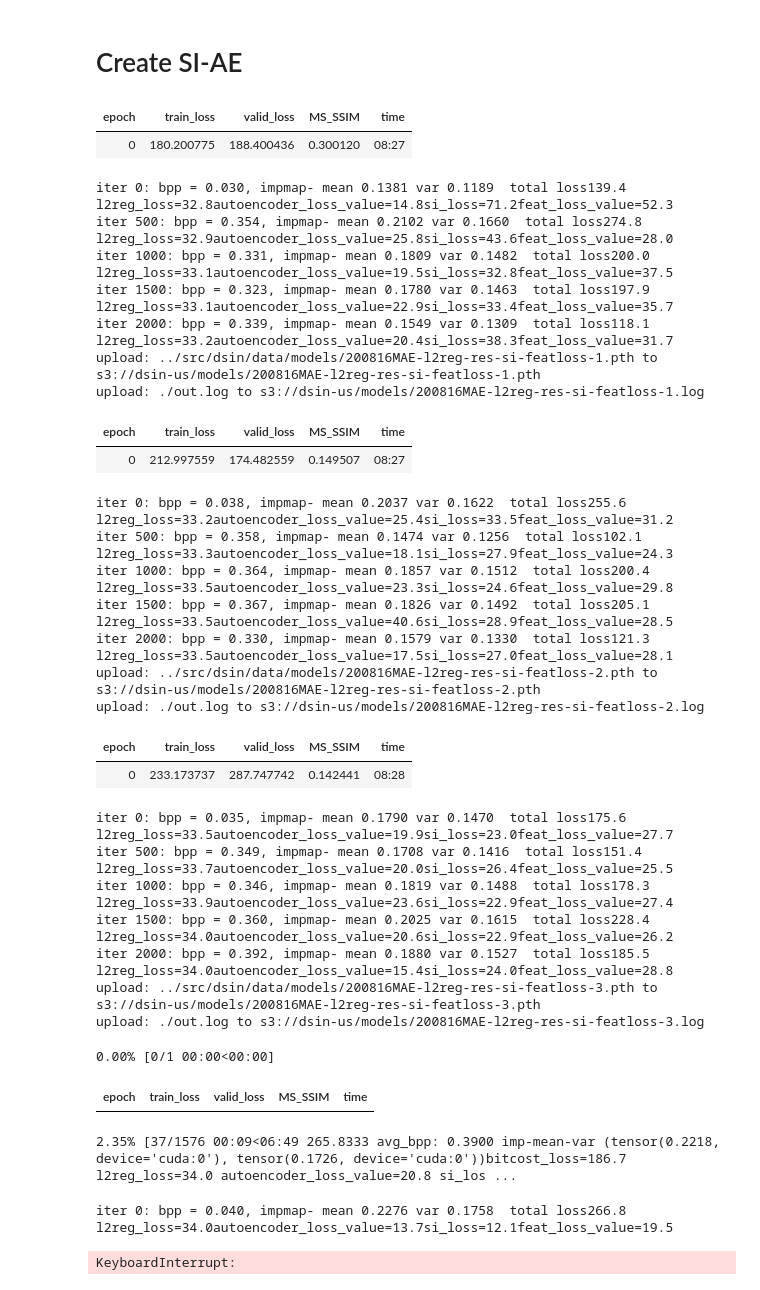
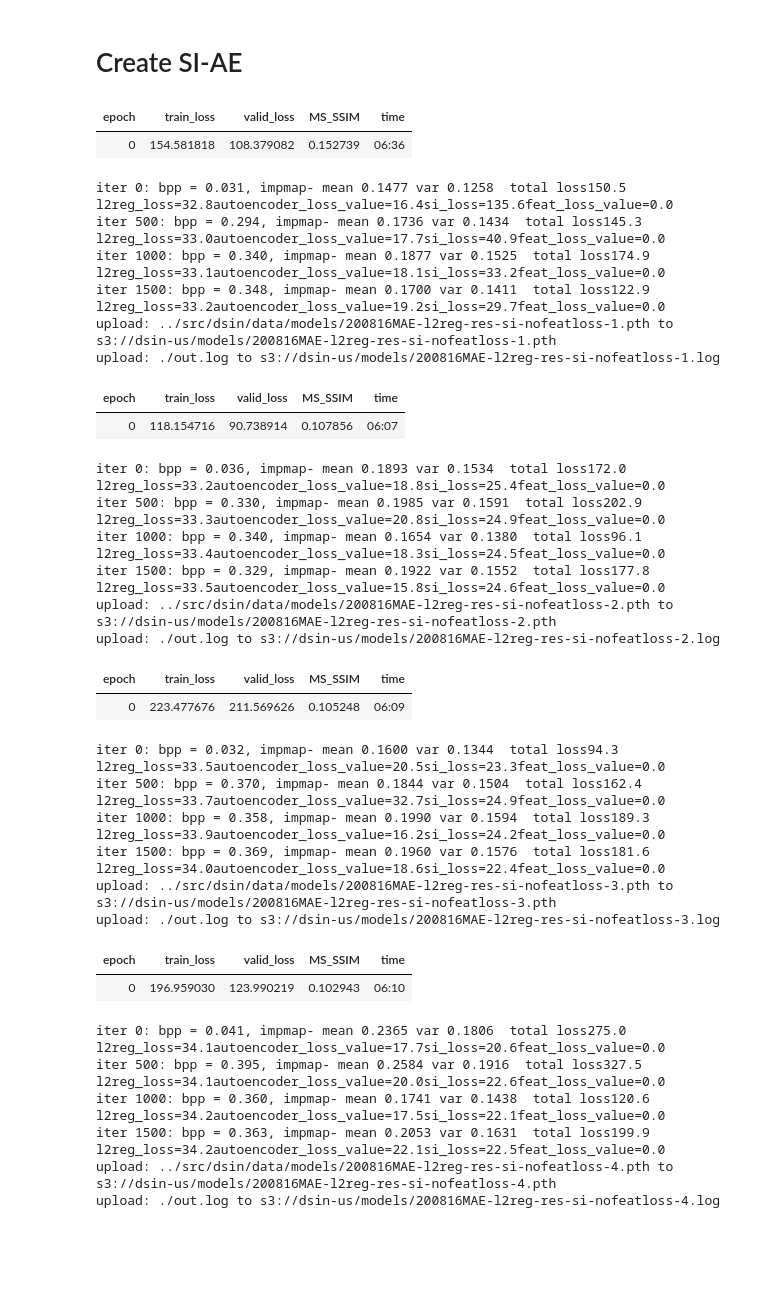
Before and after one commit to barakbeilin/tDSIN, a Jupyter notebook: tutorials/aws_trainer_15082020_train_si_sep_mae_featloss.ipynb, the cells around one changed output. Cells and saved outputs as stored; diff of their text form; code cells hidden in the pictures; blank space fills up the shorter version.

```diff
--- a/tutorials/aws_trainer_15082020_train_si_sep_mae_featloss.ipynb
+++ b/tutorials/aws_trainer_15082020_train_si_sep_mae_featloss.ipynb
@@ -103,7 +103,7 @@ class ParameterRunningAverageMetricCallback(Callback):
             msg = f"bitcost_loss={self.loss_man.bit_cost_loss_value:.1f} "
             msg += f"l2reg_loss={self.loss_man.l2_reg_loss:.1f} "
             msg += f"autoencoder_loss_value={ self.loss_man.autoencoder_loss_value:.1f} "
-            msg += f"si_loss={self.loss_man.si_net_loss_value} "
+            msg += f"si_loss={self.loss_man.si_net_loss_value:.1f} "
             msg += f"feat_loss_value={self.loss_man.feat_loss_value:.1f}"
 
             self.pbar.child.comment += msg
@@ -188,7 +188,7 @@ data = (image_lists
 learn = Learner(data=data,
                      model=baseline_autoencoder,
                      opt_func=torch.optim.Adam,
-                     loss_func=LossManager(SiNetChannelIn.NoSideInformation),
+                     loss_func=LossManager(SiNetChannelIn.NoSideInformation,use_feat_loss=False),
                      metrics=[AverageMetric(Distortions._calc_dist,"MS_SSIM")])
 # learn.load('200815MAE-l2reg-baseline-1')
 learn.load('200816MAE-l2reg-baseline-1')
@@ -241,54 +242,54 @@ si_autoencoder = SideInformationAutoEncoder(base_line_auto_enc = learn.model)
 learn = Learner(data=data,
                      model=si_autoencoder,
                      opt_func=torch.optim.Adam,
-                     loss_func=LossManager(SiNetChannelIn.WithSideInformation,use_feat_loss = True),
+                     loss_func=LossManager(SiNetChannelIn.WithSideInformation,use_feat_loss=False), #True
                      metrics=[AverageMetric(Distortions._calc_dist,"MS_SSIM")])
 # %%
-model_fname = '200816MAE-l2reg-res-si-featloss'
+model_fname = '200816MAE-l2reg-res-si-nofeatloss'
 for i in range(1,5):
     if i != 1 :
         learn.load(f'{model_fname}-{i - 1}',with_opt=True)
 
     config.si_loss_weight_alpha = 0.7
     learn.model.true_tuple_loss_false_just_out = True
     learn.model.use_side_infomation = SiNetChannelIn.WithSideInformation
     learn.loss_func.use_side_infomation = SiNetChannelIn.WithSideInformation
     learn.fit(1, lr=0.0001,wd=0,callbacks=[ParameterRunningAverageMetricCallback(learn.loss_func),BitEntropy(loss_man=learn.loss_func)])
     learn.save(f'{model_fname}-{i}')
     !aws s3 cp ~/tDSIN/src/dsin/data/models/{model_fname}-{i}.pth  s3://dsin-us/models/
     !aws s3 cp ~/tDSIN/tutorials/out.log s3://dsin-us/models/{model_fname}-{i}.log
 # %% [output]
 | epoch | train_loss | valid_loss | MS_SSIM | time |
-| 0 | 180.200775 | 188.400436 | 0.300120 | 08:27 |
+| 0 | 154.581818 | 108.379082 | 0.152739 | 06:36 |
-iter 0: bpp = 0.030, impmap- mean 0.1381 var 0.1189  total loss139.4  l2reg_loss=32.8autoencoder_loss_value=14.8si_loss=71.2feat_loss_value=52.3
-iter 500: bpp = 0.354, impmap- mean 0.2102 var 0.1660  total loss274.8  l2reg_loss=32.9autoencoder_loss_value=25.8si_loss=43.6feat_loss_value=28.0
-iter 1000: bpp = 0.331, impmap- mean 0.1809 var 0.1482  total loss200.0  l2reg_loss=33.1autoencoder_loss_value=19.5si_loss=32.8feat_loss_value=37.5
-iter 1500: bpp = 0.323, impmap- mean 0.1780 var 0.1463  total loss197.9  l2reg_loss=33.1autoencoder_loss_value=22.9si_loss=33.4feat_loss_value=35.7
-iter 2000: bpp = 0.339, impmap- mean 0.1549 var 0.1309  total loss118.1  l2reg_loss=33.2autoencoder_loss_value=20.4si_loss=38.3feat_loss_value=31.7
-upload: ../src/dsin/data/models/200816MAE-l2reg-res-si-featloss-1.pth to s3://dsin-us/models/200816MAE-l2reg-res-si-featloss-1.pth
-upload: ./out.log to s3://dsin-us/models/200816MAE-l2reg-res-si-featloss-1.log
+iter 0: bpp = 0.031, impmap- mean 0.1477 var 0.1258  total loss150.5  l2reg_loss=32.8autoencoder_loss_value=16.4si_loss=135.6feat_loss_value=0.0
+iter 500: bpp = 0.294, impmap- mean 0.1736 var 0.1434  total loss145.3  l2reg_loss=33.0autoencoder_loss_value=17.7si_loss=40.9feat_loss_value=0.0
+iter 1000: bpp = 0.340, impmap- mean 0.1877 var 0.1525  total loss174.9  l2reg_loss=33.1autoencoder_loss_value=18.1si_loss=33.2feat_loss_value=0.0
+iter 1500: bpp = 0.348, impmap- mean 0.1700 var 0.1411  total loss122.9  l2reg_loss=33.2autoencoder_loss_value=19.2si_loss=29.7feat_loss_value=0.0
+upload: ../src/dsin/data/models/200816MAE-l2reg-res-si-nofeatloss-1.pth to s3://dsin-us/models/200816MAE-l2reg-res-si-nofeatloss-1.pth
+upload: ./out.log to s3://dsin-us/models/200816MAE-l2reg-res-si-nofeatloss-1.log
 | epoch | train_loss | valid_loss | MS_SSIM | time |
-| 0 | 212.997559 | 174.482559 | 0.149507 | 08:27 |
+| 0 | 118.154716 | 90.738914 | 0.107856 | 06:07 |
-iter 0: bpp = 0.038, impmap- mean 0.2037 var 0.1622  total loss255.6  l2reg_loss=33.2autoencoder_loss_value=25.4si_loss=33.5feat_loss_value=31.2
-iter 500: bpp = 0.358, impmap- mean 0.1474 var 0.1256  total loss102.1  l2reg_loss=33.3autoencoder_loss_value=18.1si_loss=27.9feat_loss_value=24.3
-iter 1000: bpp = 0.364, impmap- mean 0.1857 var 0.1512  total loss200.4  l2reg_loss=33.5autoencoder_loss_value=23.3si_loss=24.6feat_loss_value=29.8
-iter 1500: bpp = 0.367, impmap- mean 0.1826 var 0.1492  total loss205.1  l2reg_loss=33.5autoencoder_loss_value=40.6si_loss=28.9feat_loss_value=28.5
-iter 2000: bpp = 0.330, impmap- mean 0.1579 var 0.1330  total loss121.3  l2reg_loss=33.5autoencoder_loss_value=17.5si_loss=27.0feat_loss_value=28.1
-upload: ../src/dsin/data/models/200816MAE-l2reg-res-si-featloss-2.pth to s3://dsin-us/models/200816MAE-l2reg-res-si-featloss-2.pth
-upload: ./out.log to s3://dsin-us/models/200816MAE-l2reg-res-si-featloss-2.log
+iter 0: bpp = 0.036, impmap- mean 0.1893 var 0.1534  total loss172.0  l2reg_loss=33.2autoencoder_loss_value=18.8si_loss=25.4feat_loss_value=0.0
+iter 500: bpp = 0.330, impmap- mean 0.1985 var 0.1591  total loss202.9  l2reg_loss=33.3autoencoder_loss_value=20.8si_loss=24.9feat_loss_value=0.0
+iter 1000: bpp = 0.340, impmap- mean 0.1654 var 0.1380  total loss96.1  l2reg_loss=33.4autoencoder_loss_value=18.3si_loss=24.5feat_loss_value=0.0
+iter 1500: bpp = 0.329, impmap- mean 0.1922 var 0.1552  total loss177.8  l2reg_loss=33.5autoencoder_loss_value=15.8si_loss=24.6feat_loss_value=0.0
+upload: ../src/dsin/data/models/200816MAE-l2reg-res-si-nofeatloss-2.pth to s3://dsin-us/models/200816MAE-l2reg-res-si-nofeatloss-2.pth
+upload: ./out.log to s3://dsin-us/models/200816MAE-l2reg-res-si-nofeatloss-2.log
 | epoch | train_loss | valid_loss | MS_SSIM | time |
-| 0 | 233.173737 | 287.747742 | 0.142441 | 08:28 |
+| 0 | 223.477676 | 211.569626 | 0.105248 | 06:09 |
-iter 0: bpp = 0.035, impmap- mean 0.1790 var 0.1470  total loss175.6  l2reg_loss=33.5autoencoder_loss_value=19.9si_loss=23.0feat_loss_value=27.7
-iter 500: bpp = 0.349, impmap- mean 0.1708 var 0.1416  total loss151.4  l2reg_loss=33.7autoencoder_loss_value=20.0si_loss=26.4feat_loss_value=25.5
-iter 1000: bpp = 0.346, impmap- mean 0.1819 var 0.1488  total loss178.3  l2reg_loss=33.9autoencoder_loss_value=23.6si_loss=22.9feat_loss_value=27.4
-iter 1500: bpp = 0.360, impmap- mean 0.2025 var 0.1615  total loss228.4  l2reg_loss=34.0autoencoder_loss_value=20.6si_loss=22.9feat_loss_value=26.2
-iter 2000: bpp = 0.392, impmap- mean 0.1880 var 0.1527  total loss185.5  l2reg_loss=34.0autoencoder_loss_value=15.4si_loss=24.0feat_loss_value=28.8
-upload: ../src/dsin/data/models/200816MAE-l2reg-res-si-featloss-3.pth to s3://dsin-us/models/200816MAE-l2reg-res-si-featloss-3.pth
-upload: ./out.log to s3://dsin-us/models/200816MAE-l2reg-res-si-featloss-3.log
+iter 0: bpp = 0.032, impmap- mean 0.1600 var 0.1344  total loss94.3  l2reg_loss=33.5autoencoder_loss_value=20.5si_loss=23.3feat_loss_value=0.0
+iter 500: bpp = 0.370, impmap- mean 0.1844 var 0.1504  total loss162.4  l2reg_loss=33.7autoencoder_loss_value=32.7si_loss=24.9feat_loss_value=0.0
+iter 1000: bpp = 0.358, impmap- mean 0.1990 var 0.1594  total loss189.3  l2reg_loss=33.9autoencoder_loss_value=16.2si_loss=24.2feat_loss_value=0.0
+iter 1500: bpp = 0.369, impmap- mean 0.1960 var 0.1576  total loss181.6  l2reg_loss=34.0autoencoder_loss_value=18.6si_loss=22.4feat_loss_value=0.0
+upload: ../src/dsin/data/models/200816MAE-l2reg-res-si-nofeatloss-3.pth to s3://dsin-us/models/200816MAE-l2reg-res-si-nofeatloss-3.pth
+upload: ./out.log to s3://dsin-us/models/200816MAE-l2reg-res-si-nofeatloss-3.log
+| epoch | train_loss | valid_loss | MS_SSIM | time |
+| 0 | 196.959030 | 123.990219 | 0.102943 | 06:10 |
-0.00% [0/1 00:00<00:00]
+iter 0: bpp = 0.041, impmap- mean 0.2365 var 0.1806  total loss275.0  l2reg_loss=34.1autoencoder_loss_value=17.7si_loss=20.6feat_loss_value=0.0
+iter 500: bpp = 0.395, impmap- mean 0.2584 var 0.1916  total loss327.5  l2reg_loss=34.1autoencoder_loss_value=20.0si_loss=22.6feat_loss_value=0.0
+iter 1000: bpp = 0.360, impmap- mean 0.1741 var 0.1438  total loss120.6  l2reg_loss=34.2autoencoder_loss_value=17.5si_loss=22.1feat_loss_value=0.0
+iter 1500: bpp = 0.363, impmap- mean 0.2053 var 0.1631  total loss199.9  l2reg_loss=34.2autoencoder_loss_value=22.1si_loss=22.5feat_loss_value=0.0
+upload: ../src/dsin/data/models/200816MAE-l2reg-res-si-nofeatloss-4.pth to s3://dsin-us/models/200816MAE-l2reg-res-si-nofeatloss-4.pth
+upload: ./out.log to s3://dsin-us/models/200816MAE-l2reg-res-si-nofeatloss-4.log
-| epoch | train_loss | valid_loss | MS_SSIM | time |
-2.35% [37/1576 00:09<06:49 265.8333 avg_bpp: 0.3900 imp-mean-var (tensor(0.2218, device='cuda:0'), tensor(0.1726, device='cuda:0'))bitcost_loss=186.7 l2reg_loss=34.0 autoencoder_loss_value=20.8 si_los ...
-iter 0: bpp = 0.040, impmap- mean 0.2276 var 0.1758  total loss266.8  l2reg_loss=34.0autoencoder_loss_value=13.7si_loss=12.1feat_loss_value=19.5
-KeyboardInterrupt:
 # %%
 learn.model.my_tuple[5]
```
Also changed, not shown: parts of 11 cells of this notebook, 3 other files.
